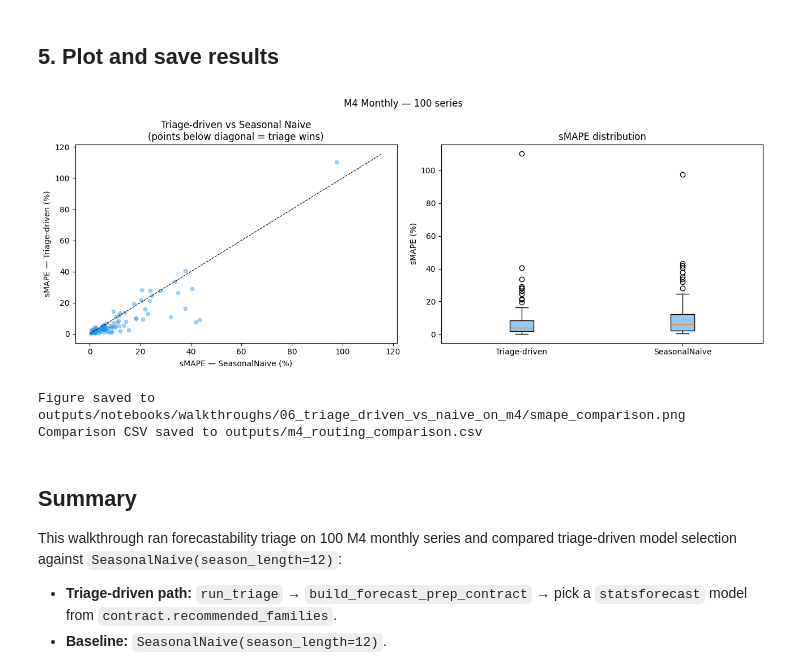
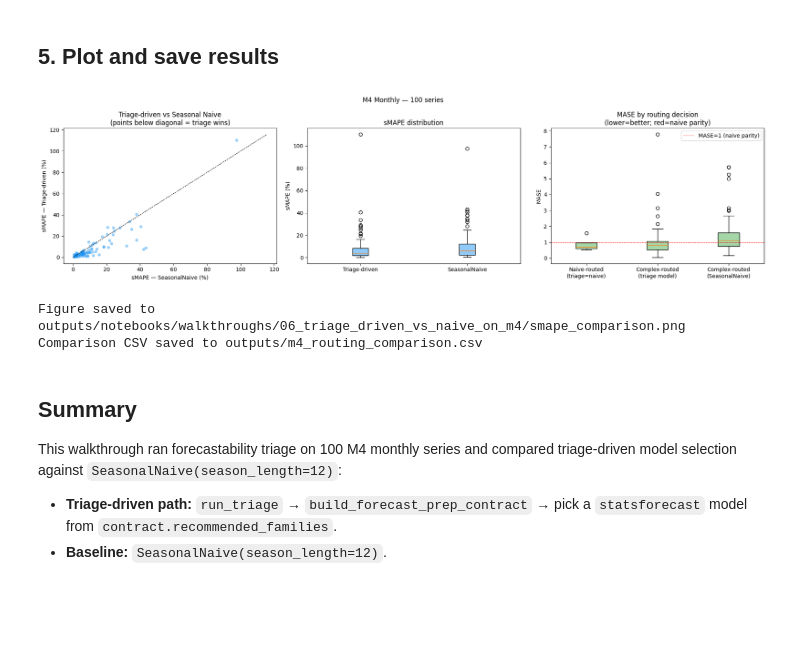
Before and after one commit to AdamKrysztopa/forecastability-examples, a Jupyter notebook: walkthroughs/06_triage_driven_vs_naive_on_m4.ipynb, the cells around one changed output. Saved outputs shown, nothing was run; the diff lists cells and outputs as text; code cells hidden in the pictures; blank space fills up the shorter version.

```diff
--- a/walkthroughs/06_triage_driven_vs_naive_on_m4.ipynb
+++ b/walkthroughs/06_triage_driven_vs_naive_on_m4.ipynb
@@ -332,7 +447,7 @@ sMAPE by triage-chosen model:
 ## 5. Plot and save results
 # %%
 # sMAPE scatter: triage-driven vs SeasonalNaive
-fig, axes = plt.subplots(1, 2, figsize=(13, 5))
+fig, axes = plt.subplots(1, 3, figsize=(19, 5))
 
 axes[0].scatter(
     valid["smape_naive"], valid["smape_triage"],
@@ -343,34 +458,52 @@ axes[0].plot([0, lim], [0, lim], "k--", linewidth=0.8)
 axes[0].set_xlabel("sMAPE — SeasonalNaive (%)")
 axes[0].set_ylabel("sMAPE — Triage-driven (%)")
 axes[0].set_title(
     "Triage-driven vs Seasonal Naive\n"
     "(points below diagonal = triage wins)"
 )
 
 # Distribution boxplot
 axes[1].boxplot(
     [valid["smape_triage"].dropna(), valid["smape_naive"].dropna()],
     labels=["Triage-driven", "SeasonalNaive"],
     patch_artist=True,
     boxprops=dict(facecolor="#90CAF9"),
 )
 axes[1].set_ylabel("sMAPE (%)")
 axes[1].set_title("sMAPE distribution")
 
+# MASE by route type
+active_for_plot = active.dropna(subset=["mase_triage"])
+route_groups = [
+    active_for_plot[active_for_plot["route_type"] == "naive_routed"]["mase_triage"].dropna(),
+    active_for_plot[active_for_plot["route_type"] == "complex_routed"]["mase_triage"].dropna(),
+    active_for_plot[active_for_plot["route_type"] == "complex_routed"]["mase_naive"].dropna(),
+]
+axes[2].boxplot(
+    [g for g in route_groups if len(g) > 0],
+    labels=["Naive-routed\n(triage=naive)", "Complex-routed\n(triage model)", "Complex-routed\n(SeasonalNaive)"],
+    patch_artist=True,
+    boxprops=dict(facecolor="#A5D6A7"),
+)
+axes[2].axhline(1.0, color="red", linestyle="--", linewidth=0.8, label="MASE=1 (naive parity)")
+axes[2].set_ylabel("MASE")
+axes[2].set_title("MASE by routing decision\n(lower=better; red=naive parity)")
+axes[2].legend()
+
 plt.suptitle(f"M4 Monthly — {len(valid)} series", fontsize=12)
 plt.tight_layout()
 
 fig_path = OUTPUT_ROOT / "smape_comparison.png"
 plt.savefig(fig_path, dpi=100)
 plt.show()
 print(f"Figure saved to {fig_path}")
 
 # Save CSV
 OUTPUT_CSV.parent.mkdir(parents=True, exist_ok=True)
 comp_df.to_csv(OUTPUT_CSV, index=False)
 print(f"Comparison CSV saved to {OUTPUT_CSV}")
 # %% [output]
-[figure, old version]
+[figure, new version]
 Figure saved to outputs/notebooks/walkthroughs/06_triage_driven_vs_naive_on_m4/smape_comparison.png
 Comparison CSV saved to outputs/m4_routing_comparison.csv
 # %% [markdown]
```
Also changed, not shown: parts of 2 cells of this notebook, 2 other files.
